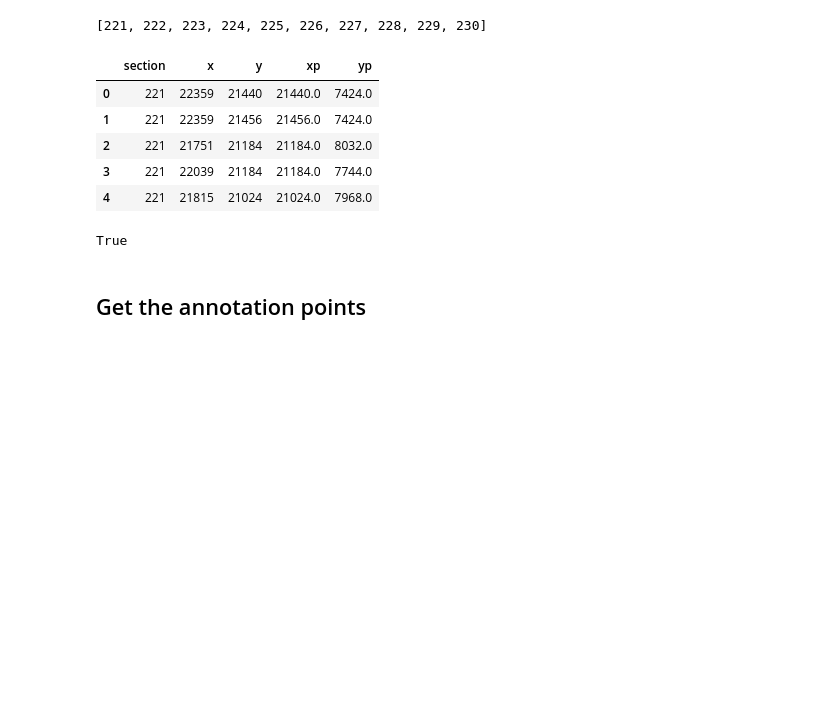
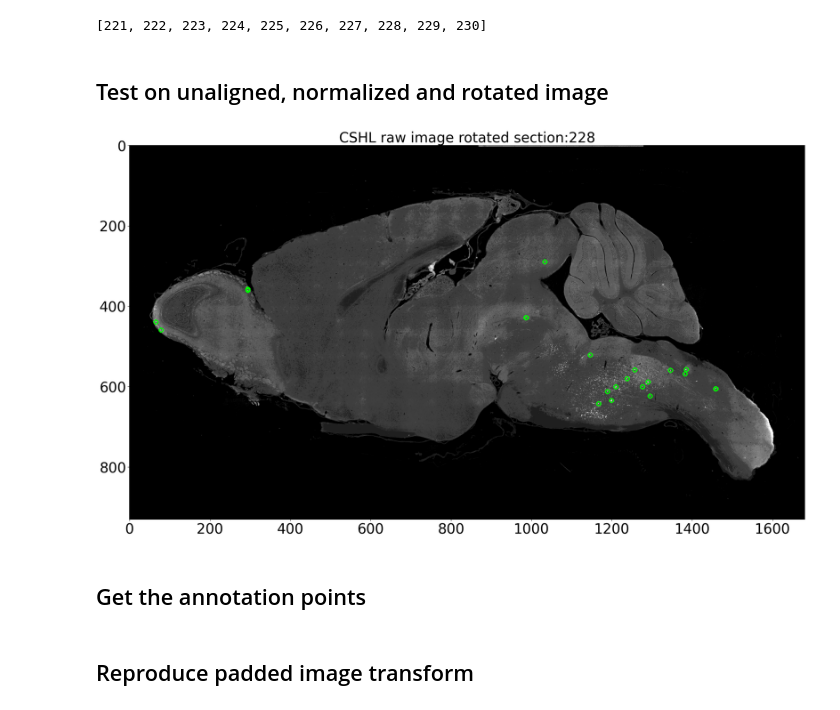
Before and after one commit to ActiveBrainAtlas2/preprocessing-pipeline, a Jupyter notebook: notebooks/reverse_rotation.ipynb, the cells around one changed output. Saved outputs shown, nothing was run; the diff lists cells and outputs as text; code cells hidden in the pictures; blank space fills up the shorter version.

```diff
--- a/notebooks/reverse_rotation.ipynb
+++ b/notebooks/reverse_rotation.ipynb
@@ -53,34 +64,32 @@ for index, row in cshl_df.iterrows():
     rotated_height = section_size[section_num]
     cshl_df.at[index,'xp'] = cshl_df.at[index,'y']
     cshl_df.at[index,'yp'] = rotated_height - cshl_df.at[index,'x']
-# %%
-cshl_df.head()
-# %% [output]
-|  | section | x | y | xp | yp |
-| 0 | 221 | 22359 | 21440 | 21440.0 | 7424.0 |
-| 1 | 221 | 22359 | 21456 | 21456.0 | 7424.0 |
-| 2 | 221 | 21751 | 21184 | 21184.0 | 8032.0 |
-| 3 | 221 | 22039 | 21184 | 21184.0 | 7744.0 |
-| 4 | 221 | 21815 | 21024 | 21024.0 | 7968.0 |
+# %% [markdown]
+## Test on unaligned, normalized and rotated image
 # %%
-# Test on unaligned, normalized and rotated images. These turn out nicely
-section_test_num = 228
 filename = f'{str(section_test_num).zfill(3)}.tif'
 filepath = os.path.join(IMG_PATH, 'CH3/normalized', filename)
 img = cv2.imread(filepath, -1)
+img = (img/256).astype(np.uint8)
+img = cv2.cvtColor(img, cv2.COLOR_BGR2RGB)
 radius = 5
 color = (0,255,1)
 df = cshl_df.loc[cshl_df['section'] == section_test_num]
 for index, row in df.iterrows():
     x = round(row['xp']/downsample_factor)
     y = round(row['yp']/downsample_factor)
-    #print(x,y)
     cv2.circle(img, (int(x), int(y)), radius, color, 2)
 
 outpath = os.path.join(IMG_PATH,'CH3',f'{section_test_num}.out.tif')
 cv2.imwrite(outpath, img)
+fig=plt.figure(figsize=(26,18), dpi= 100, facecolor='w', edgecolor='k')
+plt.imshow(img, cmap="gray")
+plt.title('CSHL raw image rotated section:{}'.format(section_test_num), fontsize=30)
+plt.tick_params(axis='x', labelsize=30)
+plt.tick_params(axis='y', labelsize=30)
+plt.show()
 # %% [output]
-True
+[figure, added]
 # %% [markdown]
 ## Get the annotation points
 # %%
@@ -90,3 +99,5 @@ for index, row in cshl_df.iterrows():
     x = row['xp']
     y = row['yp']
     section_vertices[section_num].append([x,y])
+# %% [markdown]
+## Reproduce padded image transform
```
Also changed, not shown: parts of 20 cells of this notebook, 3 other files.
